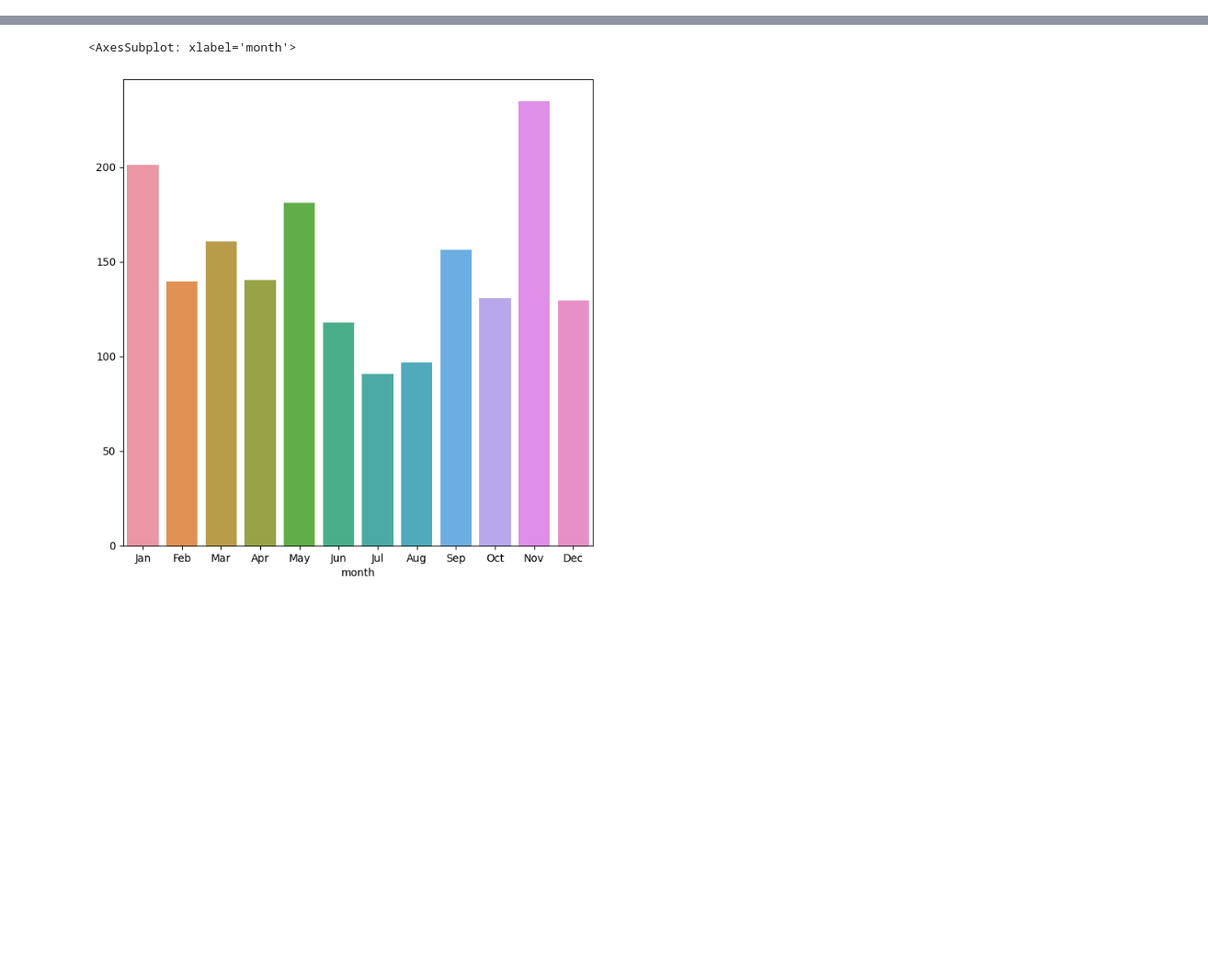
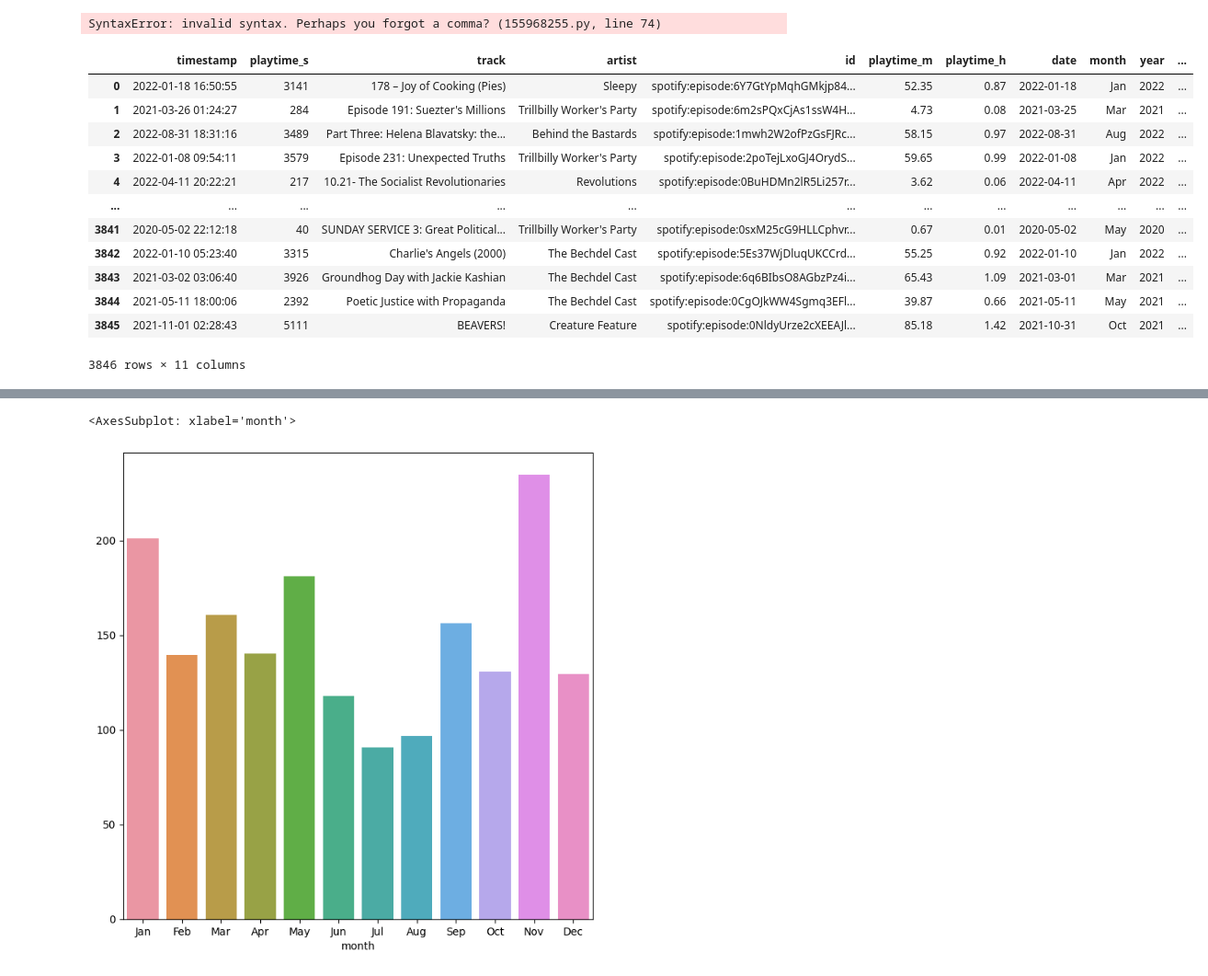
Before and after one commit to mmmuir/CL_DA2, a Jupyter notebook: ios_analysis.ipynb, the cells around one changed output, grey strips where cells are left out. Shown at 92% size. Saved outputs shown, nothing was run; the diff lists cells and outputs as text; code cells hidden in the pictures; blank space fills up the shorter version.

```diff
--- a/ios_analysis.ipynb
+++ b/ios_analysis.ipynb
@@ -74,7 +74,7 @@ def del_skips(deef):
     return deef.query("(playtime_s / duration) > 0.75").reset_index()
 
 
-def most_played(df, cols, years=False, noskips=False, artists=False, features=False):
+def most_played(df, years=False, noskips=False, artists=False, album=False, features=False, podcast=False):
     """_summary_
 
     Args:
@@ -91,9 +91,12 @@ def most_played(df, cols, years=False, noskips=False, artists=False, features=Fa
     if noskips and features:
         df = del_skips(df)
     if not years:
-        years = df.timestamp.dt.year.unique()
+        years = df.timestamp.dt.year.unique()g
         cols.remove("year")
     if artists:
+        cols.remove("track")
+    if album:
+        cols.append("album")
         cols.remove("track")
     return (
         pd.DataFrame(
@@ -115,6 +118,8 @@ def format_td(td):
 
 def randyear(df):
     return choice(range(df.timestamp.dt.year.min(), df.timestamp.dt.year.max() + 1))
+# %% [output]
+SyntaxError: invalid syntax. Perhaps you forgot a comma? (155968255.py, line 74)
 # %%
 (
     all_streams,
@@ -125,4 +130,20 @@ def randyear(df):
     podcasts,
     wheel_df,
 ) = import_all()
+# %%
+podcasts
+# %% [output]
+|  | timestamp | playtime_s | track | artist | id | playtime_m | playtime_h | date | month | year | ... |
+| 0 | 2022-01-18 16:50:55 | 3141 | 178 – Joy of Cooking (Pies) | Sleepy | spotify:episode:6Y7GtYpMqhGMkjp84... | 52.35 | 0.87 | 2022-01-18 | Jan | 2022 | ... |
+| 1 | 2021-03-26 01:24:27 | 284 | Episode 191: Suezter's Millions | Trillbilly Worker's Party | spotify:episode:6m2sPQxCjAs1ssW4H... | 4.73 | 0.08 | 2021-03-25 | Mar | 2021 | ... |
+| 2 | 2022-08-31 18:31:16 | 3489 | Part Three: Helena Blavatsky: the... | Behind the Bastards | spotify:episode:1mwh2W2ofPzGsFJRc... | 58.15 | 0.97 | 2022-08-31 | Aug | 2022 | ... |
+| 3 | 2022-01-08 09:54:11 | 3579 | Episode 231: Unexpected Truths | Trillbilly Worker's Party | spotify:episode:2poTejLxoGJ4OrydS... | 59.65 | 0.99 | 2022-01-08 | Jan | 2022 | ... |
+| 4 | 2022-04-11 20:22:21 | 217 | 10.21- The Socialist Revolutionaries | Revolutions | spotify:episode:0BuHDMn2lR5Li257r... | 3.62 | 0.06 | 2022-04-11 | Apr | 2022 | ... |
+| ... | ... | ... | ... | ... | ... | ... | ... | ... | ... | ... | ... |
+| 3841 | 2020-05-02 22:12:18 | 40 | SUNDAY SERVICE 3: Great Political... | Trillbilly Worker's Party | spotify:episode:0sxM25cG9HLLCphvr... | 0.67 | 0.01 | 2020-05-02 | May | 2020 | ... |
+| 3842 | 2022-01-10 05:23:40 | 3315 | Charlie's Angels (2000) | The Bechdel Cast | spotify:episode:5Es37WjDluqUKCCrd... | 55.25 | 0.92 | 2022-01-10 | Jan | 2022 | ... |
+| 3843 | 2021-03-02 03:06:40 | 3926 | Groundhog Day with Jackie Kashian | The Bechdel Cast | spotify:episode:6q6BIbsO8AGbzPz4i... | 65.43 | 1.09 | 2021-03-01 | Mar | 2021 | ... |
+| 3844 | 2021-05-11 18:00:06 | 2392 | Poetic Justice with Propaganda | The Bechdel Cast | spotify:episode:0CgOJkWW4Sgmq3EFl... | 39.87 | 0.66 | 2021-05-11 | May | 2021 | ... |
+| 3845 | 2021-11-01 02:28:43 | 5111 | BEAVERS! | Creature Feature | spotify:episode:0NldyUrze2cXEEAJl... | 85.18 | 1.42 | 2021-10-31 | Oct | 2021 | ... |
+3846 rows × 11 columns
 # %%
```
Also changed, not shown: parts of 1 cell of this notebook.
